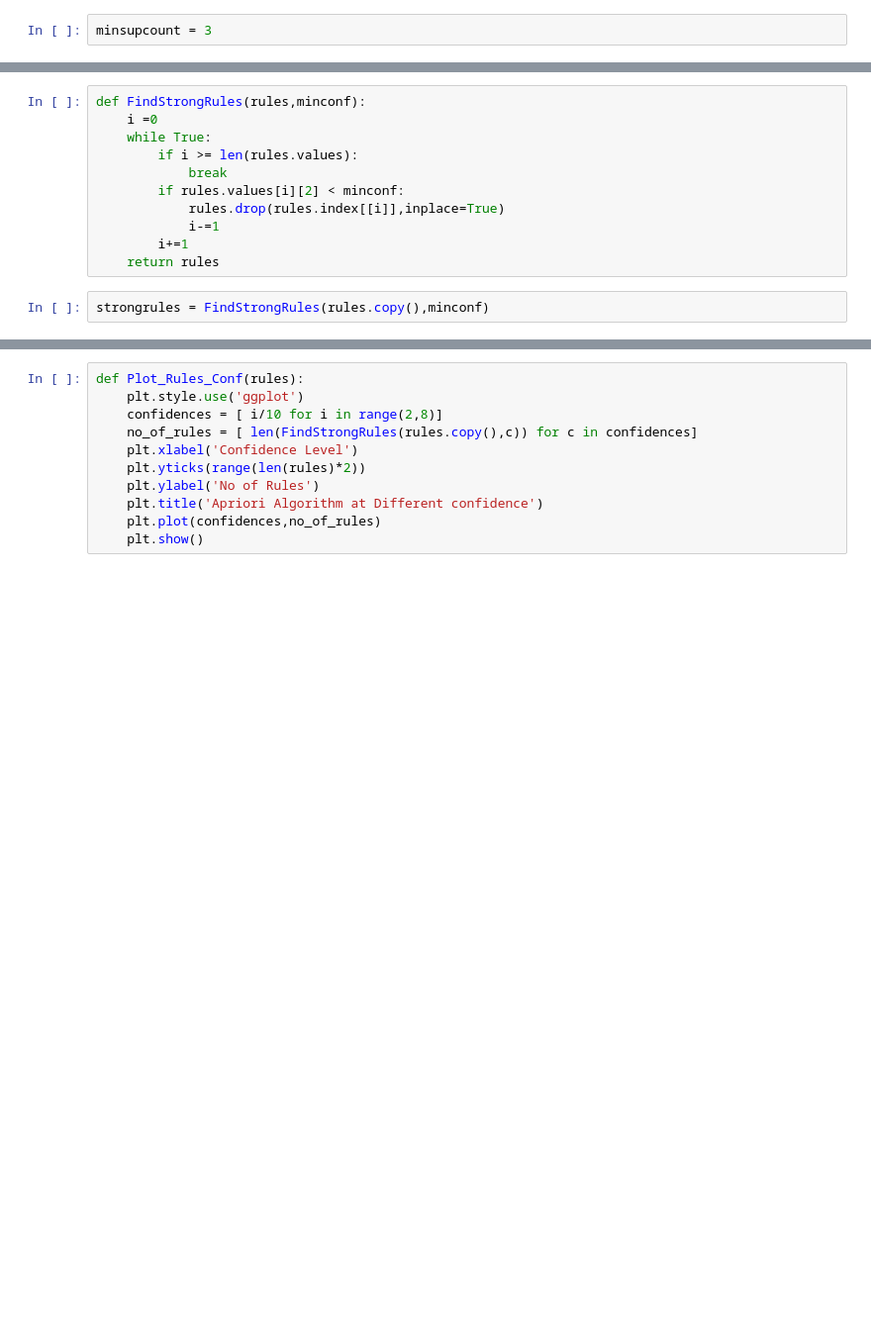
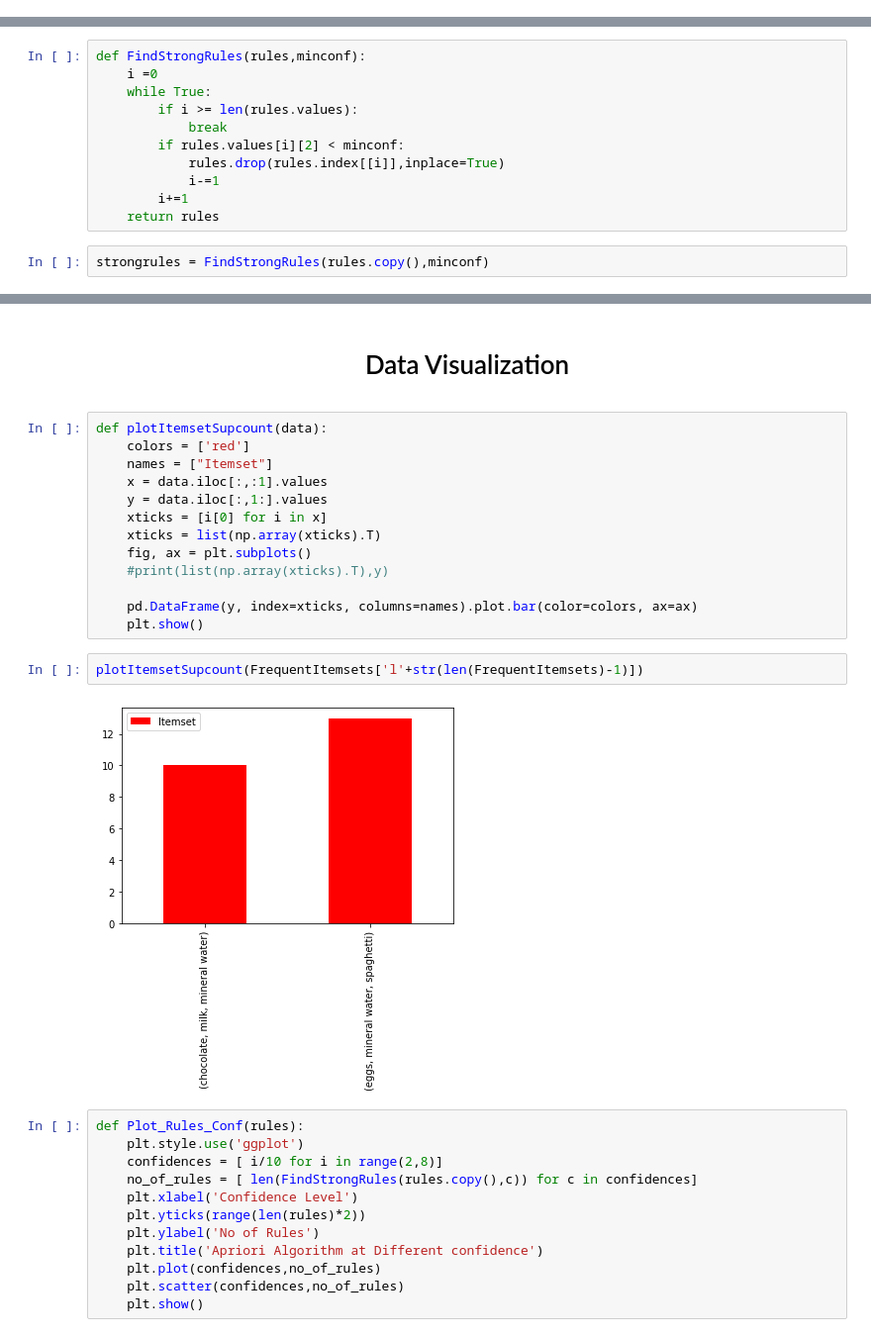
Before and after one commit to Code-With-Ram/Association-Rule-Mining, a Jupyter notebook: ARmining.ipynb, the cells around one changed output, grey strips where cells are left out. Shown: that part at 99% size. Drawn from its saved outputs; the diff is of its cells as text; blank space fills up the shorter version.

```diff
--- a/ARmining.ipynb
+++ b/ARmining.ipynb
@@ -100,2 +115,0 @@ array([[1, 0, 1, ..., 0, 0, 0],
-# %%
-minsupcount = 3
@@ -320,3 +328,22 @@ strongrules = FindStrongRules(rules.copy(),minconf)
+# %% [markdown]
+<center><h1>Data Visualization </center></h1>
+# %%
+def plotItemsetSupcount(data):
+    colors = ['red']
+    names = ["Itemset"]
+    x = data.iloc[:,:1].values
+    y = data.iloc[:,1:].values
+    xticks = [i[0] for i in x]
+    xticks = list(np.array(xticks).T)
+    fig, ax = plt.subplots()
+    #print(list(np.array(xticks).T),y)
+
+    pd.DataFrame(y, index=xticks, columns=names).plot.bar(color=colors, ax=ax)
+    plt.show()
+# %%
+plotItemsetSupcount(FrequentItemsets['l'+str(len(FrequentItemsets)-1)])
+# %% [output]
+[figure, added]
 # %%
 def Plot_Rules_Conf(rules):
     plt.style.use('ggplot')
@@ -327,6 +354,7 @@ def Plot_Rules_Conf(rules):
     plt.ylabel('No of Rules')
     plt.title('Apriori Algorithm at Different confidence')
     plt.plot(confidences,no_of_rules)
+    plt.scatter(confidences,no_of_rules)
     plt.show()
 # %%
 Plot_Rules_Conf(rules)
```
Also changed, not shown: parts of 32 cells of this notebook, 4 other files.
